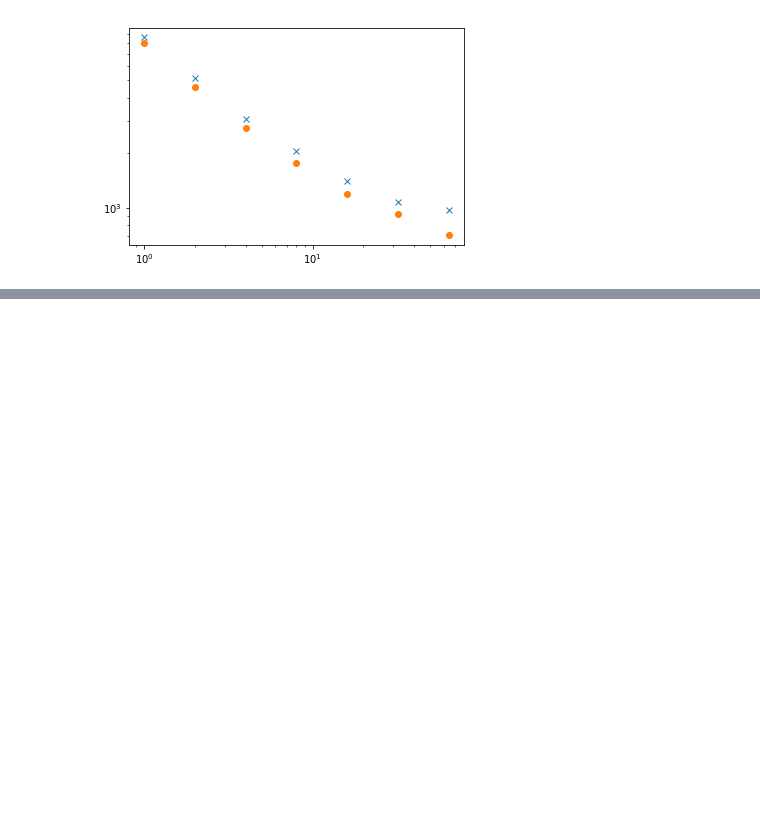
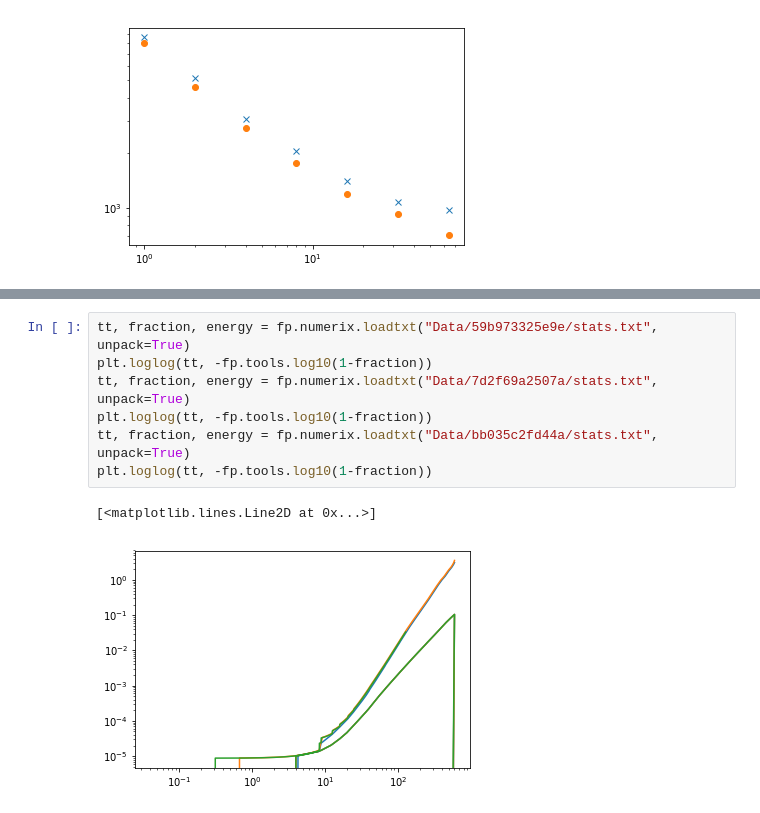
Before and after one commit to guyer/phasefieldbenchmark-8, a Jupyter notebook: analysis.ipynb, the cells around one changed output, grey strips where cells are left out. Cells and saved outputs as stored; diff of their text form; blank space fills up the shorter version.

```diff
--- a/analysis.ipynb
+++ b/analysis.ipynb
@@ -399,0 +427,10 @@ plt.loglog(scaling2['nproc'], scaling2['duration'], linestyle="", marker="o")
+# %%
+tt, fraction, energy = fp.numerix.loadtxt("Data/59b973325e9e/stats.txt", unpack=True)
+plt.loglog(tt, -fp.tools.log10(1-fraction))
+tt, fraction, energy = fp.numerix.loadtxt("Data/7d2f69a2507a/stats.txt", unpack=True)
+plt.loglog(tt, -fp.tools.log10(1-fraction))
+tt, fraction, energy = fp.numerix.loadtxt("Data/bb035c2fd44a/stats.txt", unpack=True)
+plt.loglog(tt, -fp.tools.log10(1-fraction))
+# %% [output]
+[<matplotlib.lines.Line2D at 0x...>]
+[figure, added]
```
Also changed, not shown: parts of 9 cells of this notebook.
